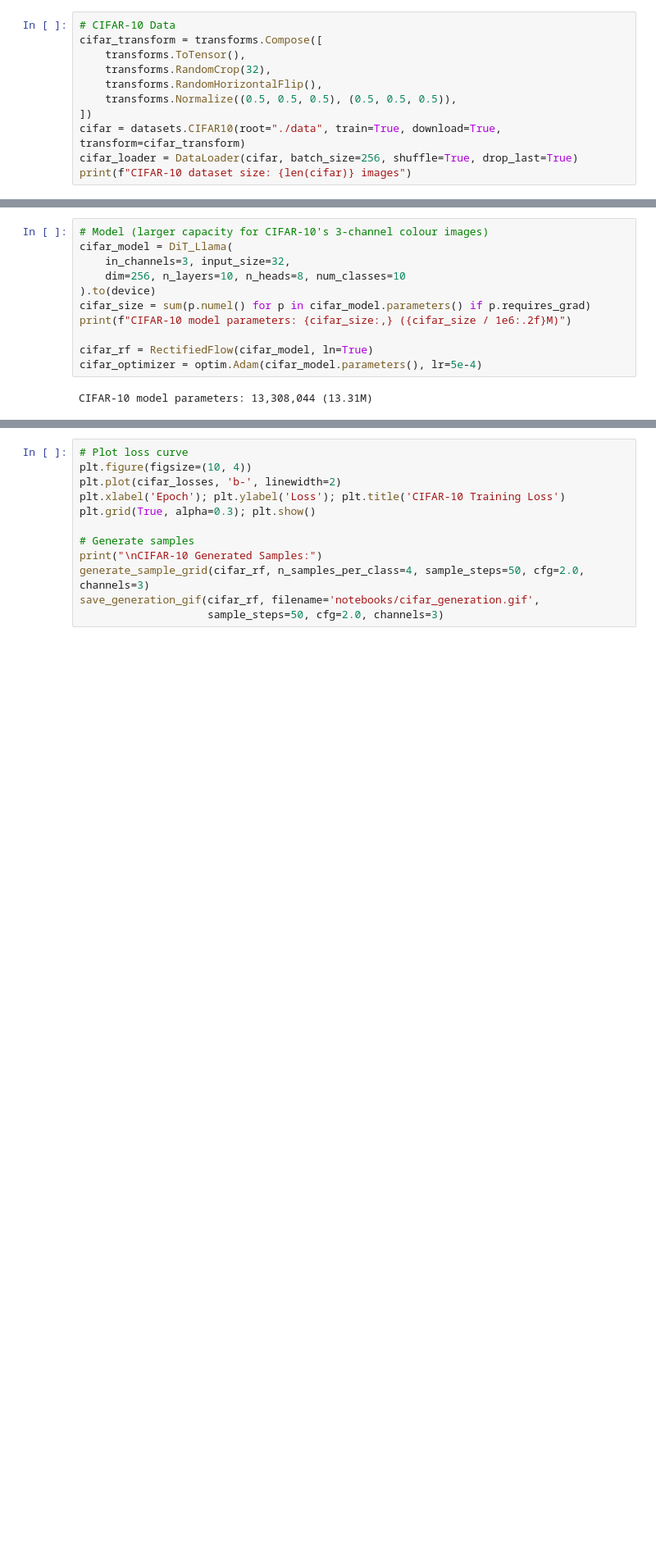
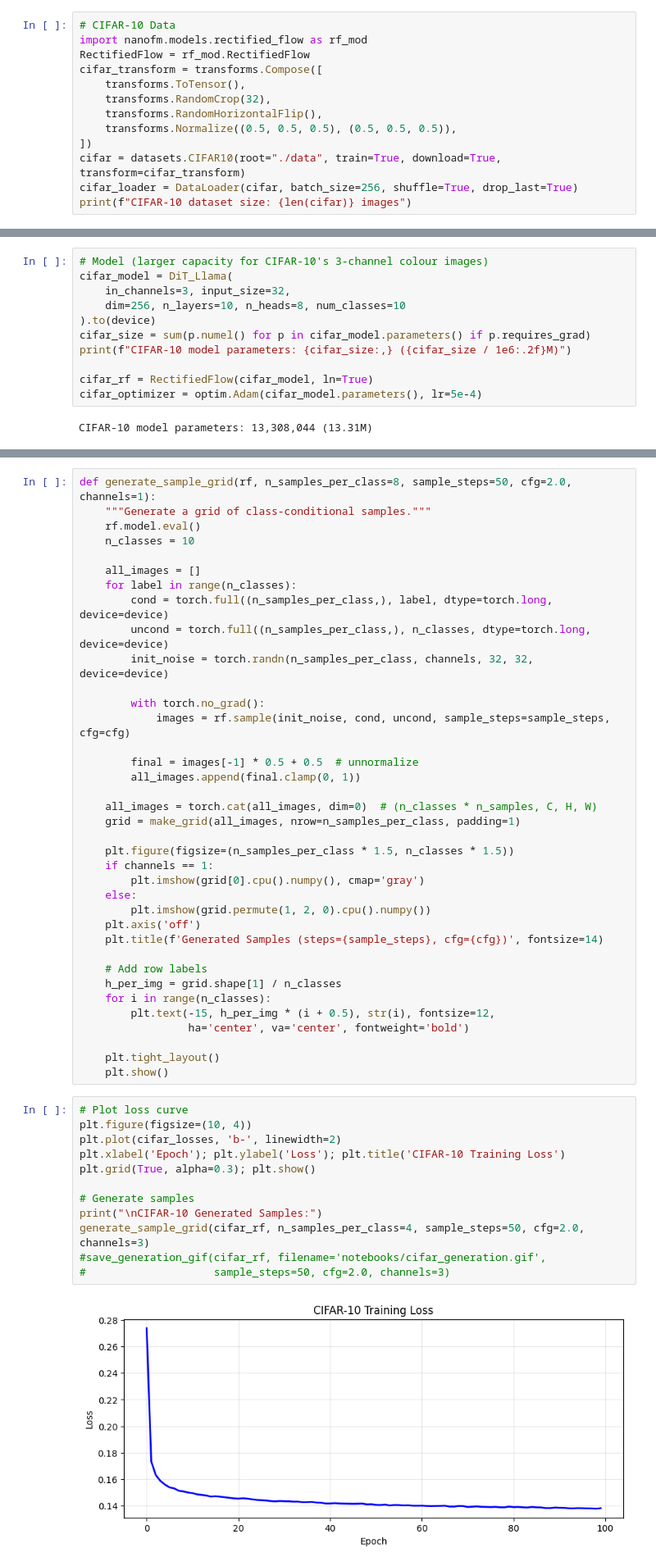
Before and after one commit to gbasi18/2026-Spring-CS503-Visual-Intelligence-Homework, a Jupyter notebook: NanoFM_Homeworks/notebooks/CS503_FM_part4_nanoFlowMatching.ipynb, the cells around one changed output, grey strips where cells are left out. Shown at 82% size. Cells and saved outputs as stored; diff of their text form; blank space fills up the shorter version.

```diff
--- a/NanoFM_Homeworks/notebooks/CS503_FM_part4_nanoFlowMatching.ipynb
+++ b/NanoFM_Homeworks/notebooks/CS503_FM_part4_nanoFlowMatching.ipynb
@@ -995,6 +995,8 @@ Adapt the Rectified Flow training pipeline to CIFAR-10 (3-channel, 32×32 colour
 Training will take roughly 1–2 hours for 100 epochs on a GPU.
 # %%
 # CIFAR-10 Data
+import nanofm.models.rectified_flow as rf_mod
+RectifiedFlow = rf_mod.RectifiedFlow
 cifar_transform = transforms.Compose([
     transforms.ToTensor(),
     transforms.RandomCrop(32),
@@ -1045,12 +1058,51 @@ for epoch in range(CIFAR_EPOCHS):
+# %%
+def generate_sample_grid(rf, n_samples_per_class=8, sample_steps=50, cfg=2.0, channels=1):
+    """Generate a grid of class-conditional samples."""
+    rf.model.eval()
+    n_classes = 10
+
+    all_images = []
+    for label in range(n_classes):
+        cond = torch.full((n_samples_per_class,), label, dtype=torch.long, device=device)
+        uncond = torch.full((n_samples_per_class,), n_classes, dtype=torch.long, device=device)
+        init_noise = torch.randn(n_samples_per_class, channels, 32, 32, device=device)
+
+        with torch.no_grad():
+            images = rf.sample(init_noise, cond, uncond, sample_steps=sample_steps, cfg=cfg)
+
+        final = images[-1] * 0.5 + 0.5  # unnormalize
+        all_images.append(final.clamp(0, 1))
+
+    all_images = torch.cat(all_images, dim=0)  # (n_classes * n_samples, C, H, W)
+    grid = make_grid(all_images, nrow=n_samples_per_class, padding=1)
+
+    plt.figure(figsize=(n_samples_per_class * 1.5, n_classes * 1.5))
+    if channels == 1:
+        plt.imshow(grid[0].cpu().numpy(), cmap='gray')
+    else:
+        plt.imshow(grid.permute(1, 2, 0).cpu().numpy())
+    plt.axis('off')
+    plt.title(f'Generated Samples (steps={sample_steps}, cfg={cfg})', fontsize=14)
+
+    # Add row labels
+    h_per_img = grid.shape[1] / n_classes
+    for i in range(n_classes):
+        plt.text(-15, h_per_img * (i + 0.5), str(i), fontsize=12,
+                 ha='center', va='center', fontweight='bold')
+
+    plt.tight_layout()
+    plt.show()
 # %%
 # Plot loss curve
 plt.figure(figsize=(10, 4))
 plt.plot(cifar_losses, 'b-', linewidth=2)
 plt.xlabel('Epoch'); plt.ylabel('Loss'); plt.title('CIFAR-10 Training Loss')
 plt.grid(True, alpha=0.3); plt.show()
 
 # Generate samples
 print("\nCIFAR-10 Generated Samples:")
 generate_sample_grid(cifar_rf, n_samples_per_class=4, sample_steps=50, cfg=2.0, channels=3)
-save_generation_gif(cifar_rf, filename='notebooks/cifar_generation.gif',
-                    sample_steps=50, cfg=2.0, channels=3)
+#save_generation_gif(cifar_rf, filename='notebooks/cifar_generation.gif',
+#                    sample_steps=50, cfg=2.0, channels=3)
+# %% [output]
+[figure, added]
```
Also changed, not shown: parts of 3 cells of this notebook.
